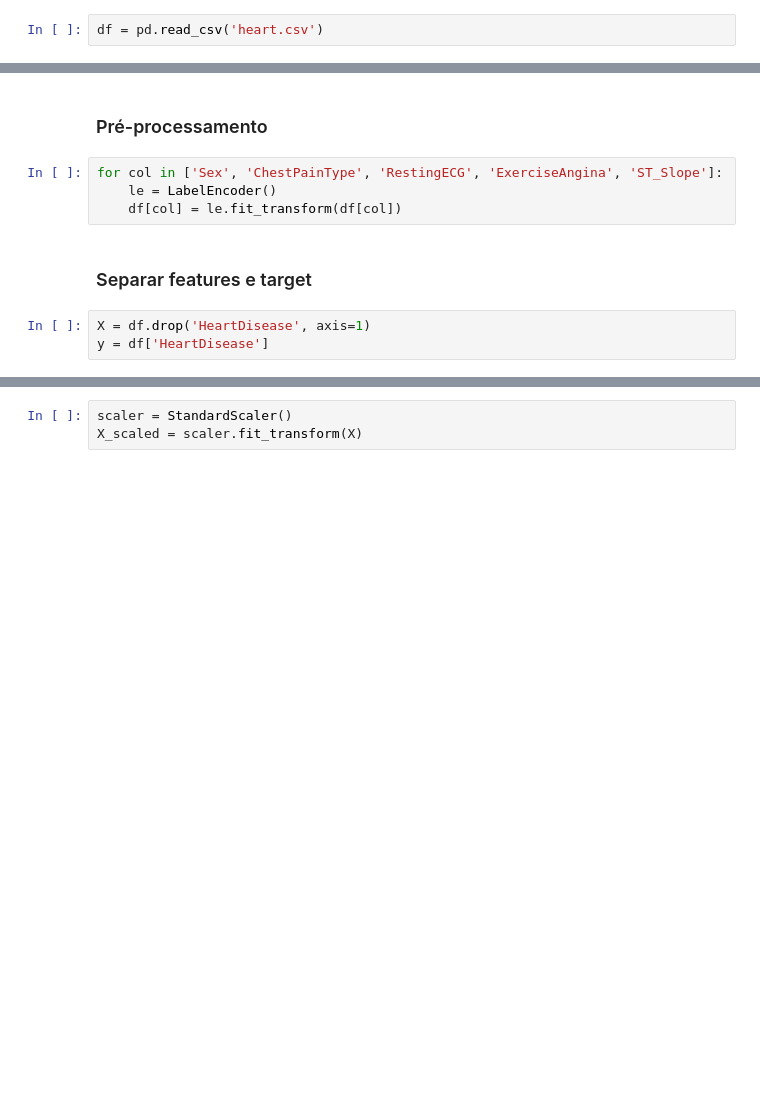
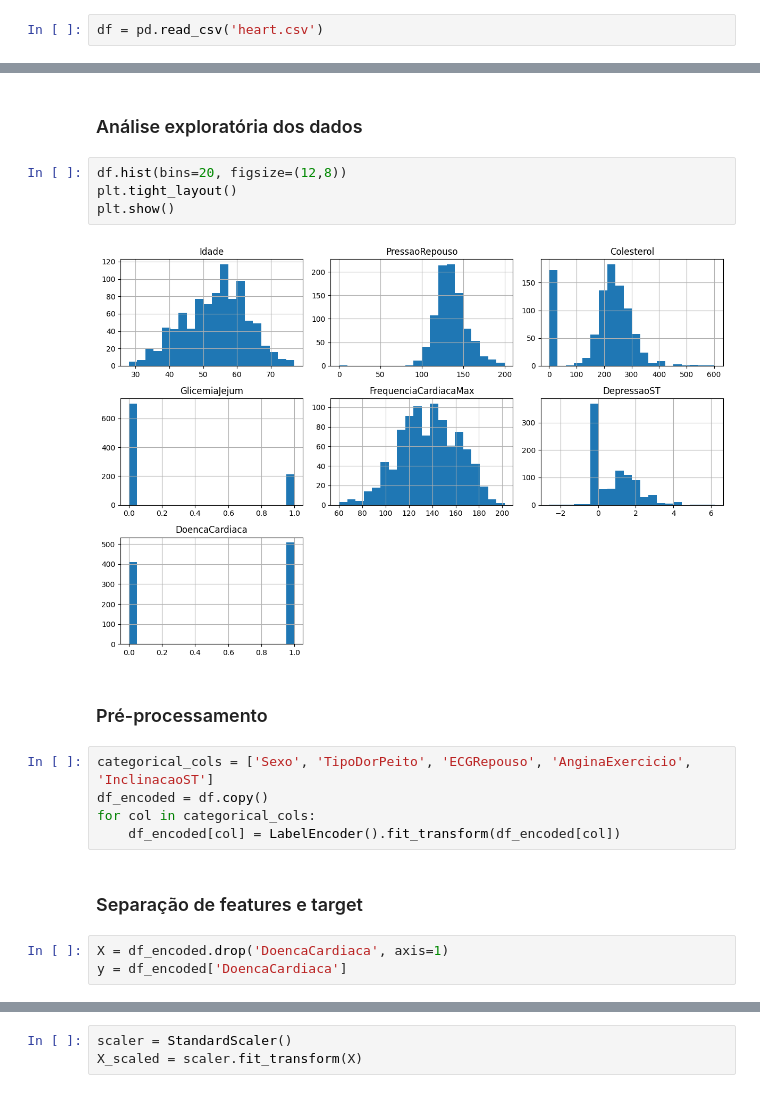
Before and after one commit to DennisGabriel-Dev/Estudo-de-caso-AM, a Jupyter notebook: Heart.ipynb, the cells around one changed output, grey strips where cells are left out. Drawn from its saved outputs; the diff is of its cells as text; blank space fills up the shorter version.

```diff
--- a/Heart.ipynb
+++ b/Heart.ipynb
@@ -17,12 +132,21 @@ df = pd.read_csv('heart.csv')
+# %% [markdown]
+### Análise exploratória dos dados
+# %%
+df.hist(bins=20, figsize=(12,8))
+plt.tight_layout()
+plt.show()
+# %% [output]
+[figure, added]
 # %% [markdown]
 ### Pré-processamento
-# %%
-for col in ['Sex', 'ChestPainType', 'RestingECG', 'ExerciseAngina', 'ST_Slope']:
-    le = LabelEncoder()
-    df[col] = le.fit_transform(df[col])
+# %%
+categorical_cols = ['Sexo', 'TipoDorPeito', 'ECGRepouso', 'AnginaExercicio', 'InclinacaoST']
+df_encoded = df.copy()
+for col in categorical_cols:
+    df_encoded[col] = LabelEncoder().fit_transform(df_encoded[col])
 # %% [markdown]
-### Separar features e target
+### Separação de features e target
 # %%
-X = df.drop('HeartDisease', axis=1)
-y = df['HeartDisease']
+X = df_encoded.drop('DoencaCardiaca', axis=1)
+y = df_encoded['DoencaCardiaca']
 # %% [markdown]
```
Also changed, not shown: parts of 35 cells of this notebook.
